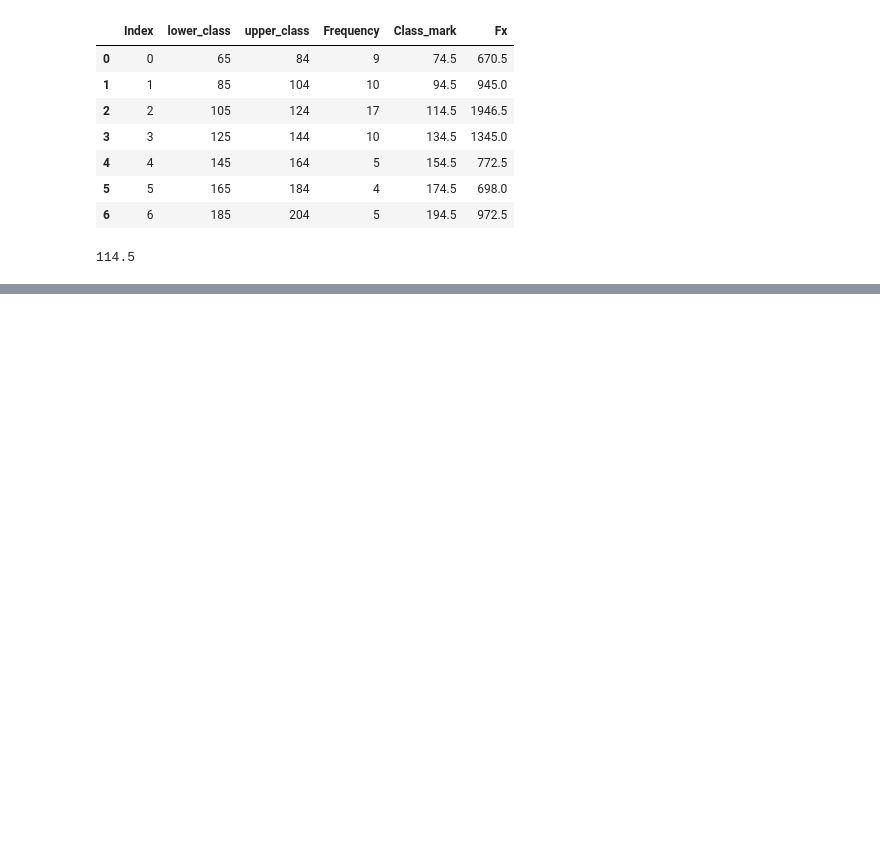
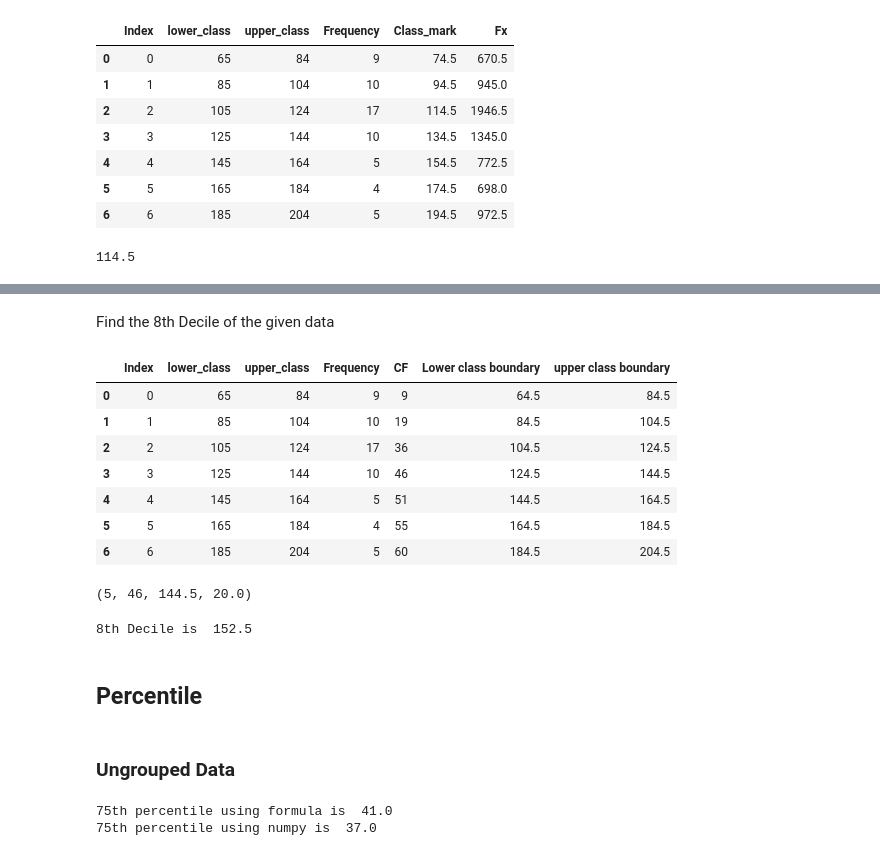
Before and after one commit to Maliksaad231224/Implementation-of-Statistical-Concepts-in-Python, a Jupyter notebook: stats.ipynb, the cells around one changed output, grey strips where cells are left out. Cells and saved outputs as stored; diff of their text form; code cells hidden in the pictures; blank space fills up the shorter version.

```diff
--- a/stats.ipynb
+++ b/stats.ipynb
@@ -806,0 +963,13 @@ Mode
+# %% [markdown]
+Find the 8th Decile of the given data
+# %%
+df
+# %% [output]
+|  | Index | lower_class | upper_class | Frequency | CF | Lower class boundary | upper class boundary |
+| 0 | 0 | 65 | 84 | 9 | 9 | 64.5 | 84.5 |
+| 1 | 1 | 85 | 104 | 10 | 19 | 84.5 | 104.5 |
+| 2 | 2 | 105 | 124 | 17 | 36 | 104.5 | 124.5 |
+| 3 | 3 | 125 | 144 | 10 | 46 | 124.5 | 144.5 |
+| 4 | 4 | 145 | 164 | 5 | 51 | 144.5 | 164.5 |
+| 5 | 5 | 165 | 184 | 4 | 55 | 164.5 | 184.5 |
+| 6 | 6 | 185 | 204 | 5 | 60 | 184.5 | 204.5 |
@@ -806,0 +985,30 @@ Mode
+# %%
+(f,c,l,h)
+# %% [output]
+(5, 46, 144.5, 20.0)
+# %%
+ref_class = 8 * (np.sum(df['Frequency']) / 10)
+D8_Decile =  l + (ref_class-c)/f * h
+print('8th Decile is ',D8_Decile)
+# %% [output]
+8th Decile is  152.5
+# %% [markdown]
+## **Percentile**
+# %% [markdown]
+### **Ungrouped Data**
+# %%
+list=[21,32,23,35,54,32,43,32,43,12,34,23]
+list.sort()
+Pi = 75 * (len(list)+1)/100
+term1=int(Pi)
+term2=Pi -term1
+
+per_75 = list[term1-1] + term2 * (list[term1]- list[term1-1])
+
+np_percent=np.percentile(list,75)
+
+print('75th percentile using formula is ',per_75)
+print('75th percentile using numpy is ',np_percent)
+# %% [output]
+75th percentile using formula is  41.0
+75th percentile using numpy is  37.0
```
Also changed, not shown: parts of 31 cells of this notebook.
